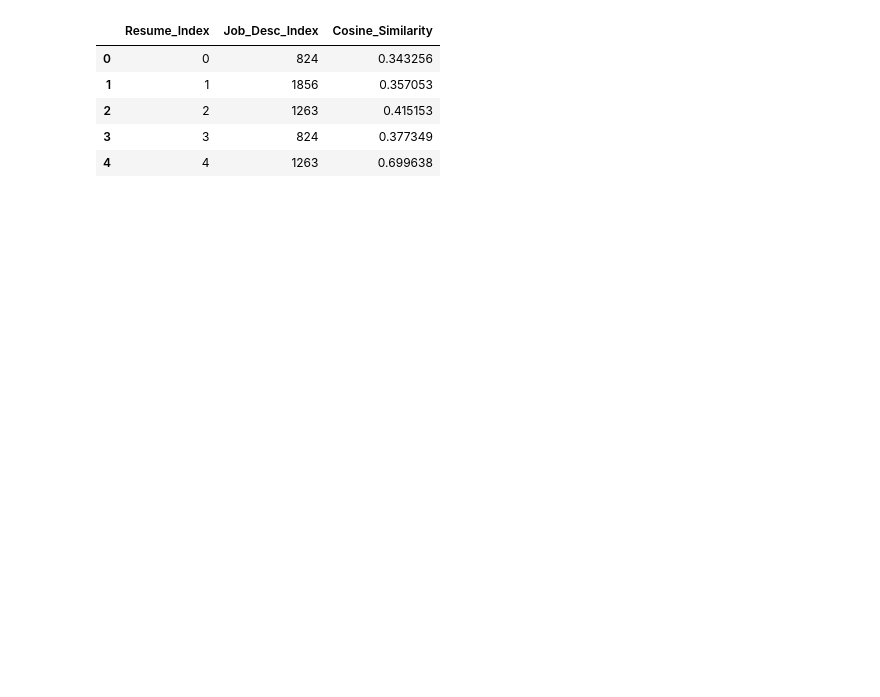
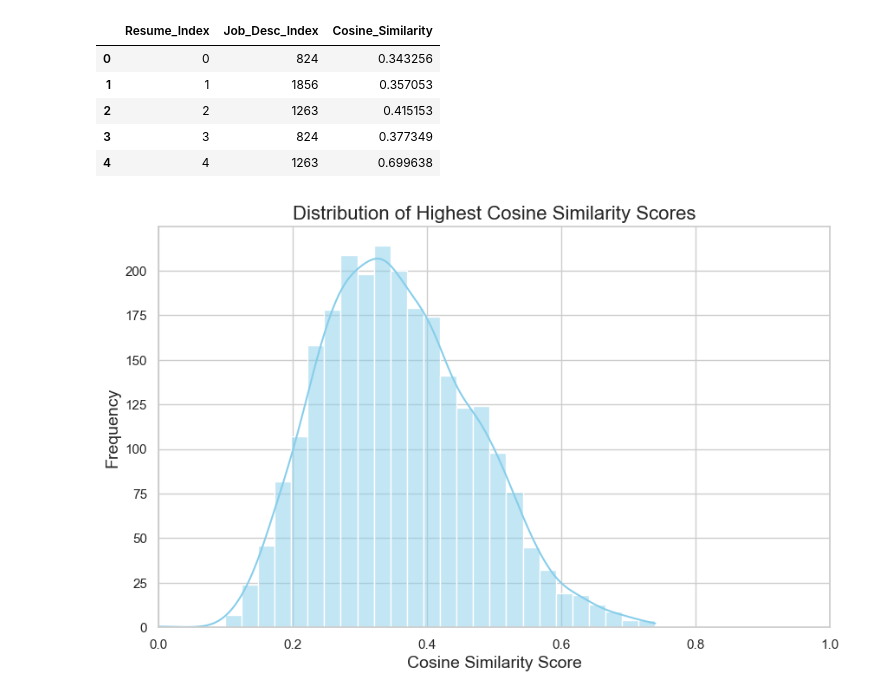
Before and after one commit to Barneyyyyyy/AI-Driven-Skill-Matching-for-Job-Descriptions-project, a Jupyter notebook: dataCleaning.ipynb, the cells around one changed output. Drawn from its saved outputs; the diff is of its cells as text; code cells hidden in the pictures; blank space fills up the shorter version.

Commit message:
Visualization

```diff
--- a/dataCleaning.ipynb
+++ b/dataCleaning.ipynb
@@ -164,3 +151,23 @@ matches_df.head()
 | 2 | 2 | 1263 | 0.415153 |
 | 3 | 3 | 824 | 0.377349 |
 | 4 | 4 | 1263 | 0.699638 |
+# %%
+import matplotlib.pyplot as plt
+import seaborn as sns
+
+# Assuming 'matches_df' is your DataFrame and it includes a 'Cosine_Similarity' column
+
+# Setting the style
+sns.set(style='whitegrid')
+
+# Plotting the histogram
+plt.figure(figsize=(10, 6))
+sns.histplot(matches_df['Cosine_Similarity'], bins=30, kde=True, color='skyblue')
+
+plt.title('Distribution of Highest Cosine Similarity Scores', fontsize=16)
+plt.xlabel('Cosine Similarity Score', fontsize=14)
+plt.ylabel('Frequency', fontsize=14)
+plt.xlim(0, 1)  # Cosine similarity ranges from 0 to 1
+plt.show()
+# %% [output]
+[figure, added]
```
Also changed, not shown: parts of 2 cells of this notebook.
